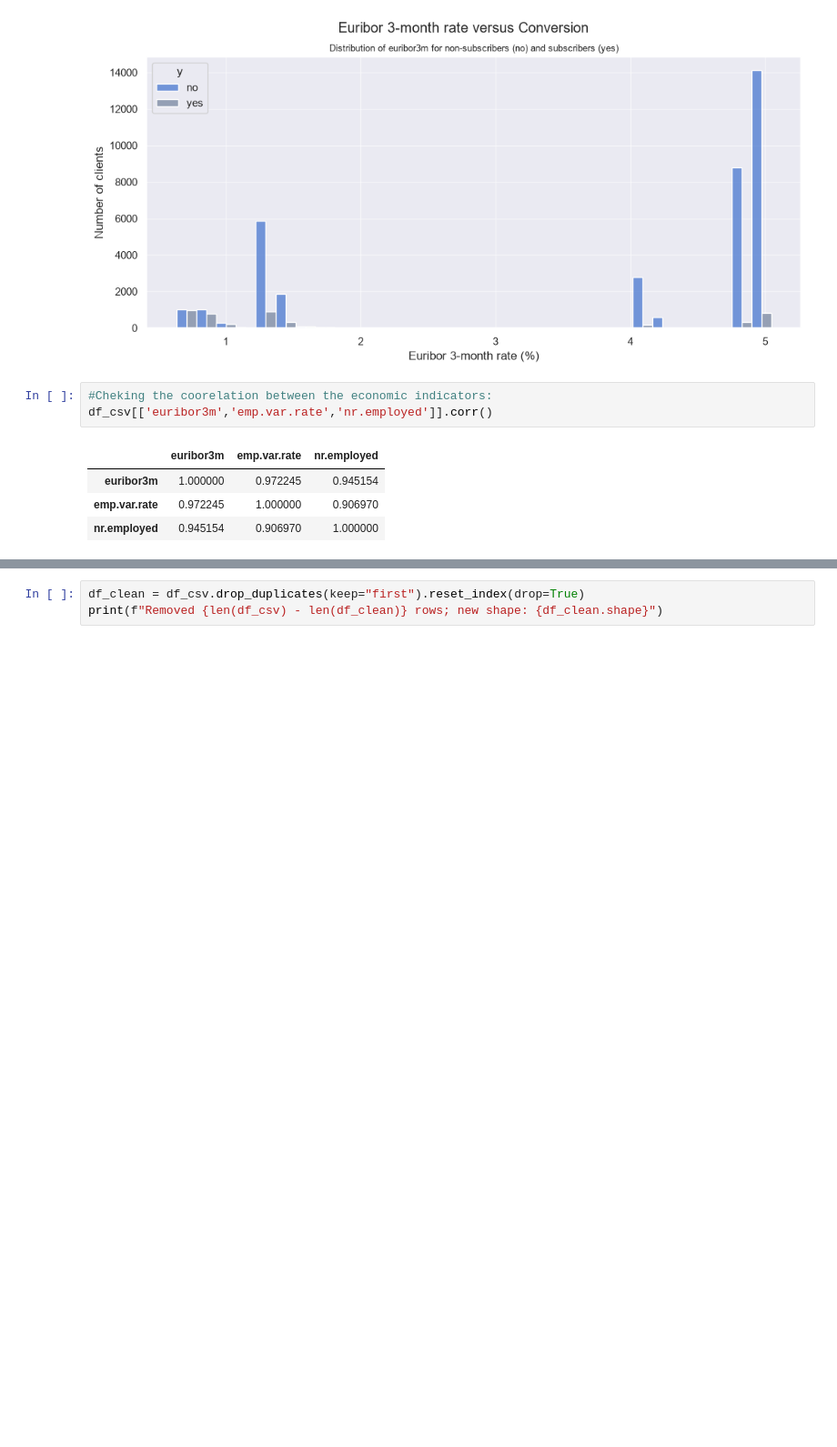
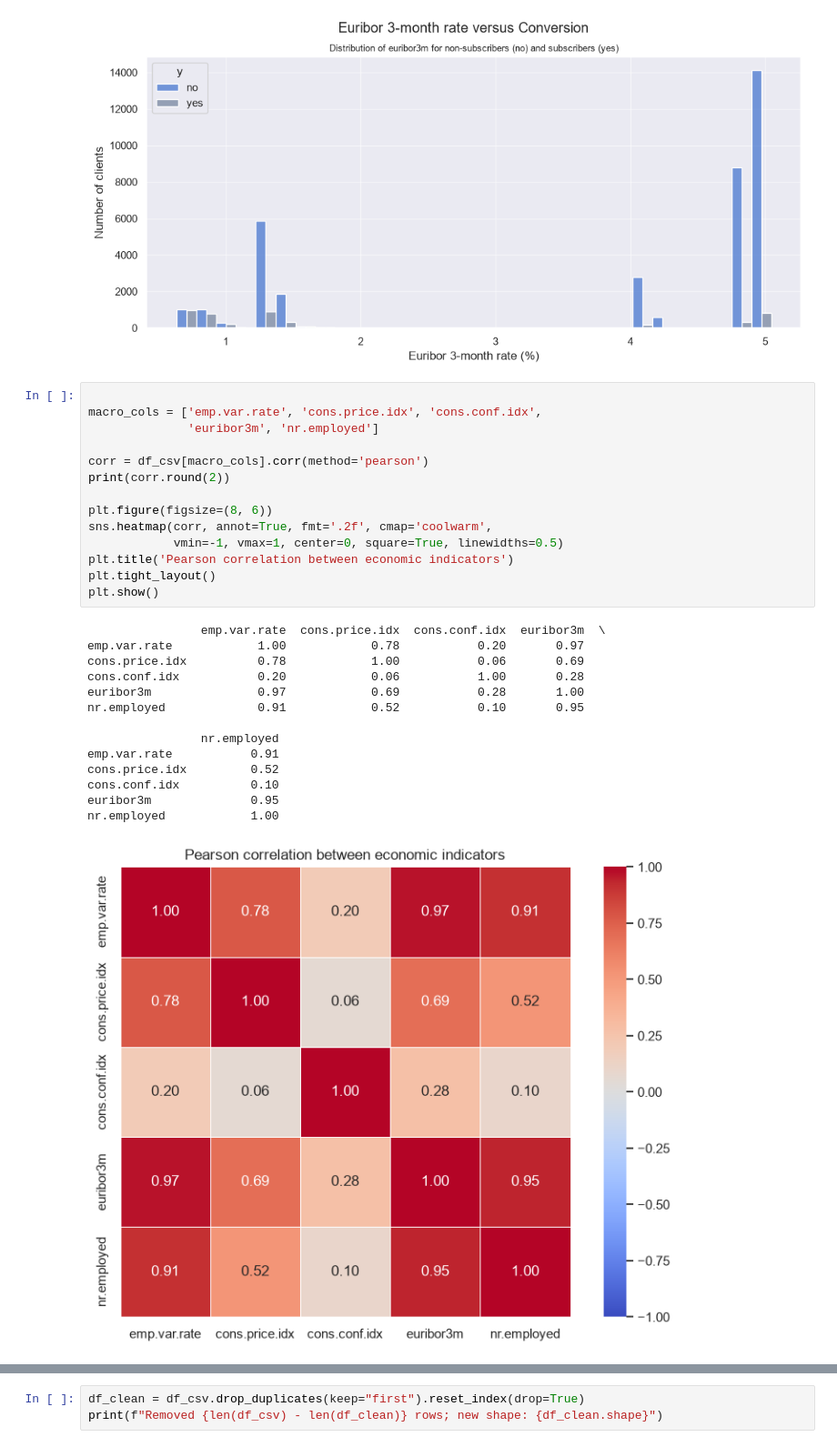
Before and after one commit to anoopungrd/sgh-advanced-analytics-big-data, a Jupyter notebook: semester-1/data-mining/project/code/Bank_Marketing_Notebook.ipynb, the cells around one changed output, grey strips where cells are left out. Shown at 91% size. Saved outputs shown, nothing was run; the diff lists cells and outputs as text; blank space fills up the shorter version.

```diff
--- a/semester-1/data-mining/project/code/Bank_Marketing_Notebook.ipynb
+++ b/semester-1/data-mining/project/code/Bank_Marketing_Notebook.ipynb
@@ -700,10 +713,31 @@ plt.show()
 # %% [output]
 [figure]
 # %%
-#Cheking the coorelation between the economic indicators:
-df_csv[['euribor3m','emp.var.rate','nr.employed']].corr()
+
+macro_cols = ['emp.var.rate', 'cons.price.idx', 'cons.conf.idx',
+              'euribor3m', 'nr.employed']
+
+corr = df_csv[macro_cols].corr(method='pearson')
+print(corr.round(2))
+
+plt.figure(figsize=(8, 6))
+sns.heatmap(corr, annot=True, fmt='.2f', cmap='coolwarm',
+            vmin=-1, vmax=1, center=0, square=True, linewidths=0.5)
+plt.title('Pearson correlation between economic indicators')
+plt.tight_layout()
+plt.show()
 # %% [output]
-|  | euribor3m | emp.var.rate | nr.employed |
-| euribor3m | 1.000000 | 0.972245 | 0.945154 |
-| emp.var.rate | 0.972245 | 1.000000 | 0.906970 |
-| nr.employed | 0.945154 | 0.906970 | 1.000000 |
+                emp.var.rate  cons.price.idx  cons.conf.idx  euribor3m  \
+emp.var.rate            1.00            0.78           0.20       0.97
+cons.price.idx          0.78            1.00           0.06       0.69
+cons.conf.idx           0.20            0.06           1.00       0.28
+euribor3m               0.97            0.69           0.28       1.00
+nr.employed             0.91            0.52           0.10       0.95
+
+                nr.employed
+emp.var.rate           0.91
+cons.price.idx         0.52
+cons.conf.idx          0.10
+euribor3m              0.95
+nr.employed            1.00
+[figure, added]
```
Also changed, not shown: parts of 5 cells of this notebook, 1 other file.
